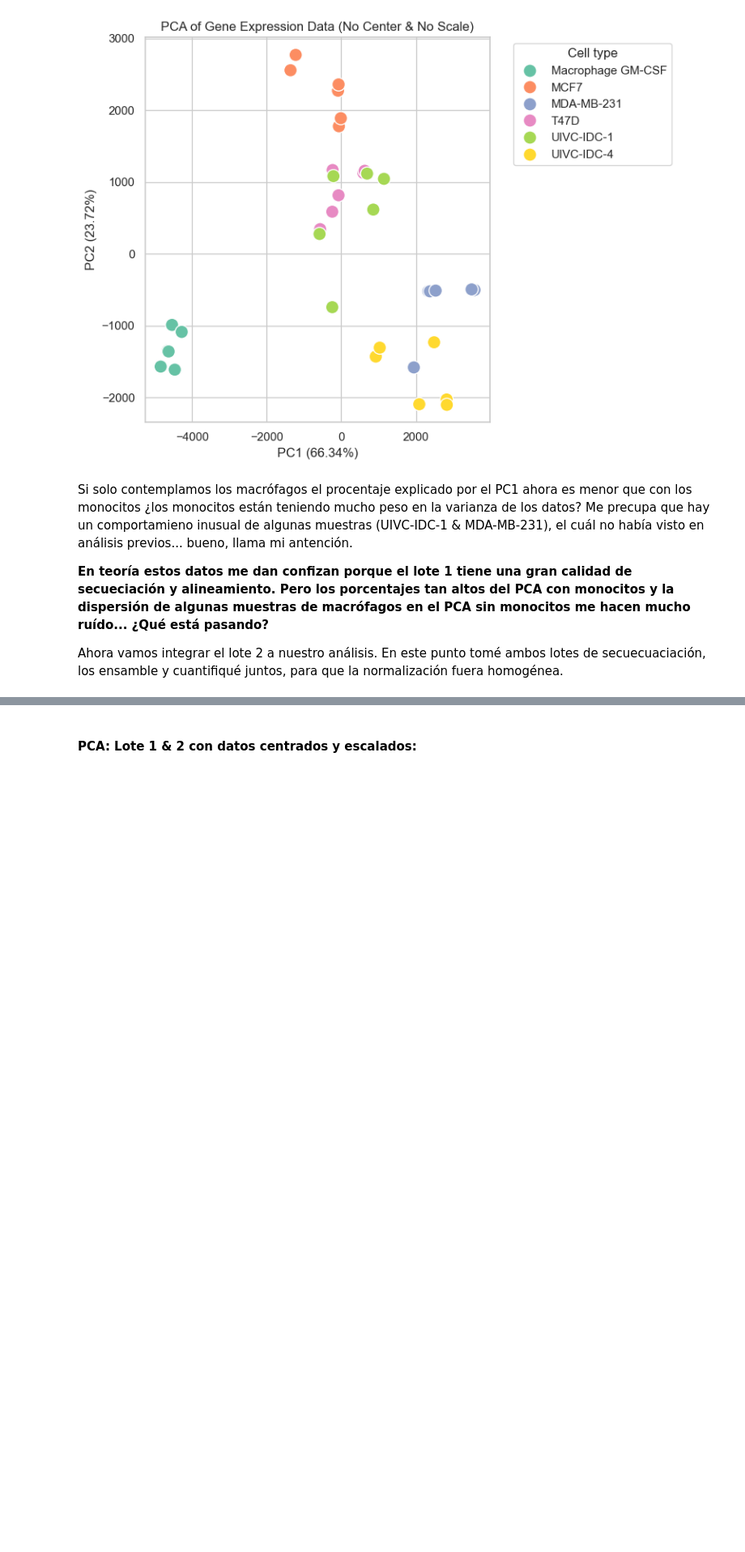
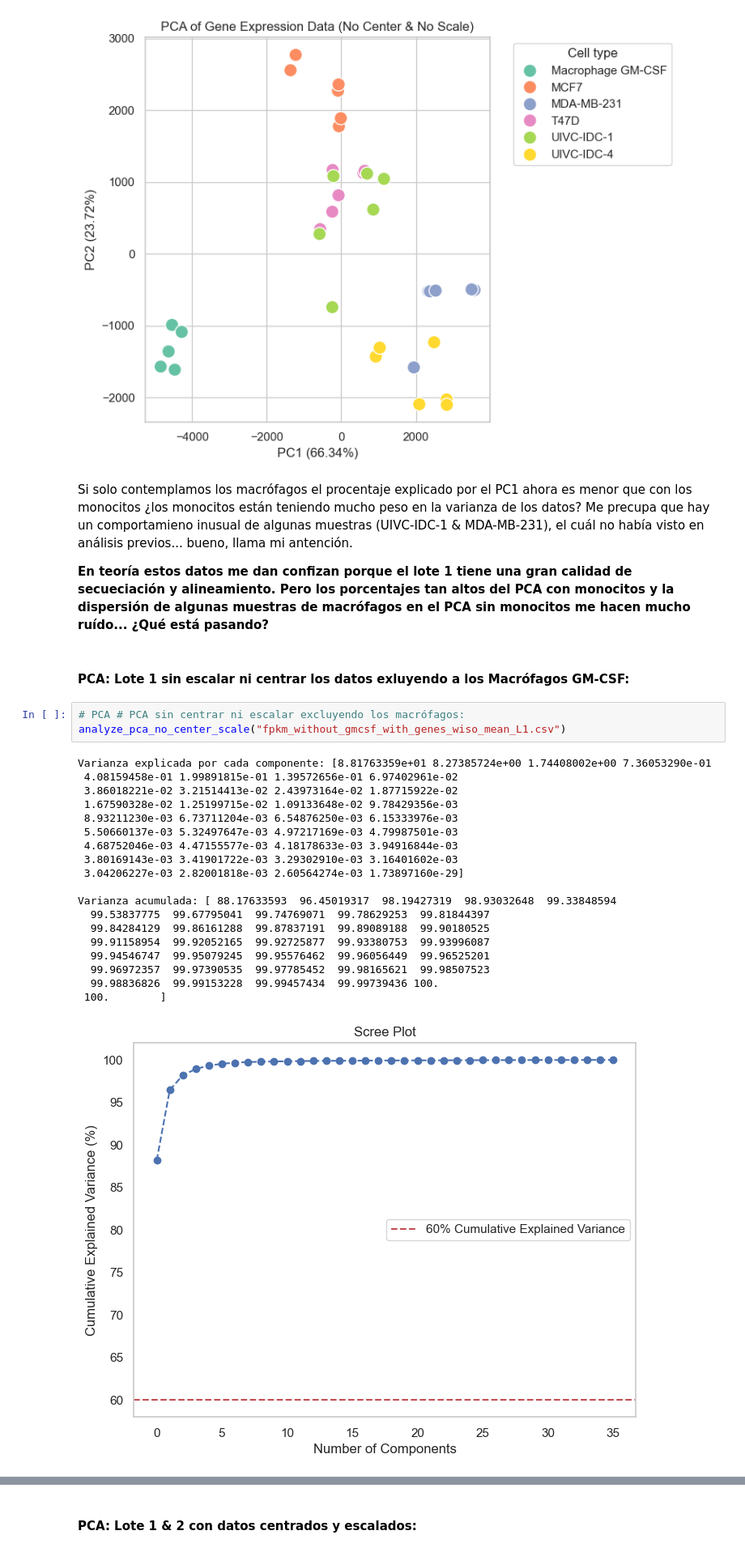
Before and after one commit to Marval96/Transcriptomics_UIVC, a Jupyter notebook: batch_effect/batch_pyjn_function.ipynb, the cells around one changed output, grey strips where cells are left out. Shown at 81% size. Drawn from its saved outputs; the diff is of its cells as text; blank space fills up the shorter version.

```diff
--- a/batch_effect/batch_pyjn_function.ipynb
+++ b/batch_effect/batch_pyjn_function.ipynb
@@ -621,5 +621,28 @@ PC36      -0.002216  0.011000
 Si solo contemplamos los macrófagos el procentaje explicado por el PC1 ahora es menor que con los monocitos ¿los monocitos están teniendo mucho peso en la varianza de los datos? Me precupa que hay un comportamieno inusual de algunas muestras (UIVC-IDC-1 & MDA-MB-231), el cuál no había visto en análisis previos... bueno, llama mi antención.
 
 **En teoría estos datos me dan confizan porque el lote 1 tiene una gran calidad de secueciación y alineamiento. Pero los porcentajes tan altos del PCA con monocitos y la dispersión de algunas muestras de macrófagos en el PCA sin monocitos me hacen mucho ruído... ¿Qué está pasando?**
-
-Ahora vamos integrar el lote 2 a nuestro análisis. En este punto tomé ambos lotes de secuecuaciación, los ensamble y cuantifiqué juntos, para que la normalización fuera homogénea.
+# %% [markdown]
+#### **PCA: Lote 1 sin escalar ni centrar los datos exluyendo a los Macrófagos GM-CSF:**
+# %%
+# PCA # PCA sin centrar ni escalar excluyendo los macrófagos:
+analyze_pca_no_center_scale("fpkm_without_gmcsf_with_genes_wiso_mean_L1.csv")
+# %% [output]
+Varianza explicada por cada componente: [8.81763359e+01 8.27385724e+00 1.74408002e+00 7.36053290e-01
+ 4.08159458e-01 1.99891815e-01 1.39572656e-01 6.97402961e-02
+ 3.86018221e-02 3.21514413e-02 2.43973164e-02 1.87715922e-02
+ 1.67590328e-02 1.25199715e-02 1.09133648e-02 9.78429356e-03
+ 8.93211230e-03 6.73711204e-03 6.54876250e-03 6.15333976e-03
+ 5.50660137e-03 5.32497647e-03 4.97217169e-03 4.79987501e-03
+ 4.68752046e-03 4.47155577e-03 4.18178633e-03 3.94916844e-03
+ 3.80169143e-03 3.41901722e-03 3.29302910e-03 3.16401602e-03
+ 3.04206227e-03 2.82001818e-03 2.60564274e-03 1.73897160e-29]
+
+Varianza acumulada: [ 88.17633593  96.45019317  98.19427319  98.93032648  99.33848594
+  99.53837775  99.67795041  99.74769071  99.78629253  99.81844397
+  99.84284129  99.86161288  99.87837191  99.89089188  99.90180525
+  99.91158954  99.92052165  99.92725877  99.93380753  99.93996087
+  99.94546747  99.95079245  99.95576462  99.96056449  99.96525201
+  99.96972357  99.97390535  99.97785452  99.98165621  99.98507523
+  99.98836826  99.99153228  99.99457434  99.99739436 100.
+ 100.        ]
+[figure, added]
```
Also changed, not shown: parts of 3 cells of this notebook.
